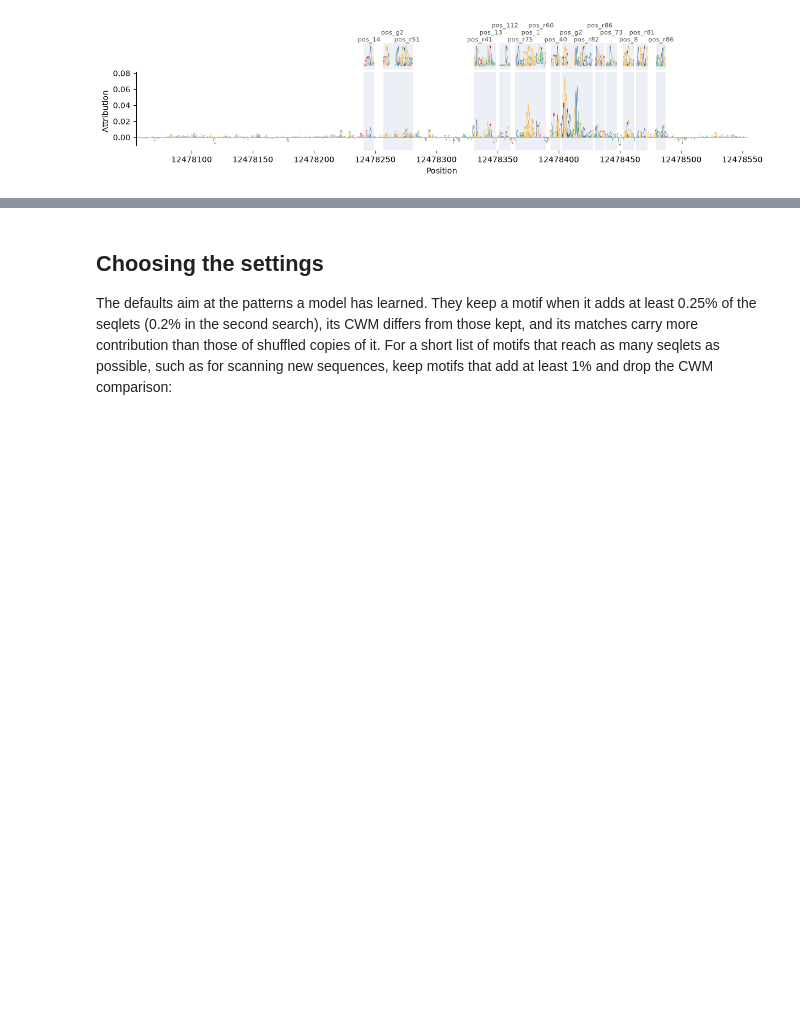
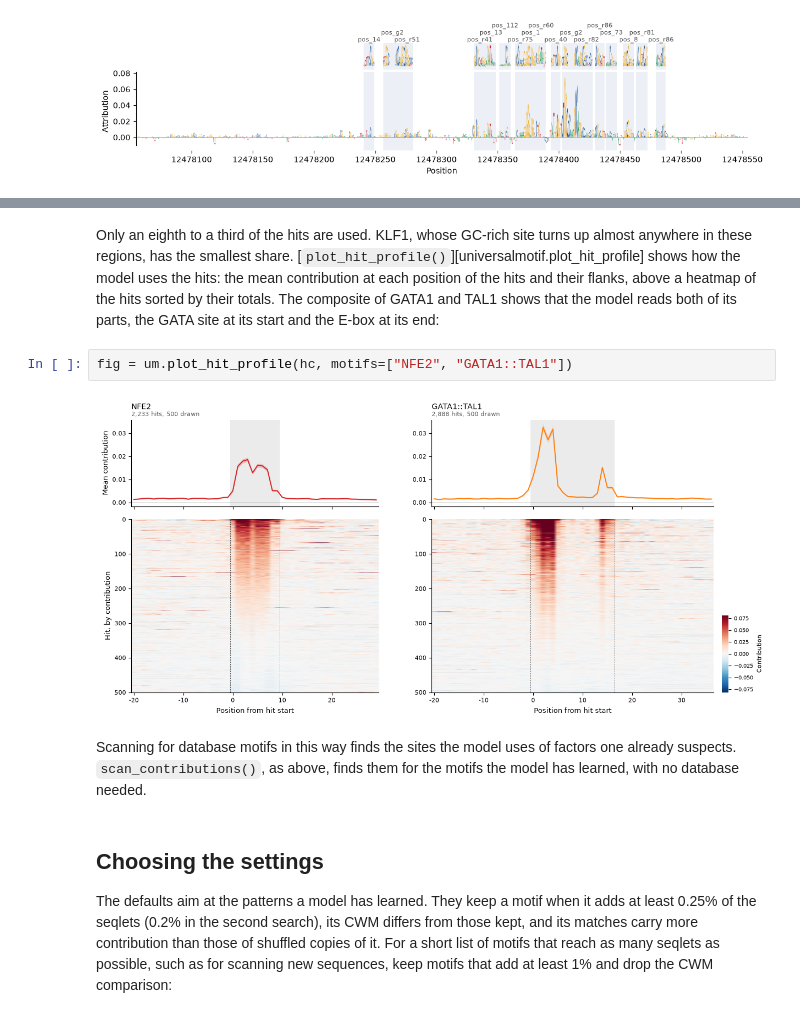
Before and after one commit to bjmt/universalmotif-py, a Jupyter notebook: docs/guides/contribution-motifs.ipynb, the cells around one changed output, grey strips where cells are left out. Saved outputs shown, nothing was run; the diff lists cells and outputs as text; blank space fills up the shorter version.

```diff
--- a/docs/guides/contribution-motifs.ipynb
+++ b/docs/guides/contribution-motifs.ipynb
@@ -403,3 +457,19 @@ ax = um.view_attributions(scores[row], seqs[row], start=s, hits=here, motifs=fou
+# %% [markdown]
+Only an eighth to a third of the hits are used. KLF1, whose GC-rich site
+turns up almost anywhere in these regions, has the smallest share.
+[`plot_hit_profile()`][universalmotif.plot_hit_profile] shows how the model
+uses the hits: the mean contribution at each position of the hits and their
+flanks, above a heatmap of the hits sorted by their totals. The composite of
+GATA1 and TAL1 shows that the model reads both of its parts, the GATA site
+at its start and the E-box at its end:
+# %%
+fig = um.plot_hit_profile(hc, motifs=["NFE2", "GATA1::TAL1"])
+# %% [output]
+[figure, added]
+# %% [markdown]
+Scanning for database motifs in this way finds the sites the model uses of
+factors one already suspects. `scan_contributions()`, as above, finds them
+for the motifs the model has learned, with no database needed.
 # %% [markdown]
 ## Choosing the settings
 
```
Also changed, not shown: parts of 6 cells of this notebook.
